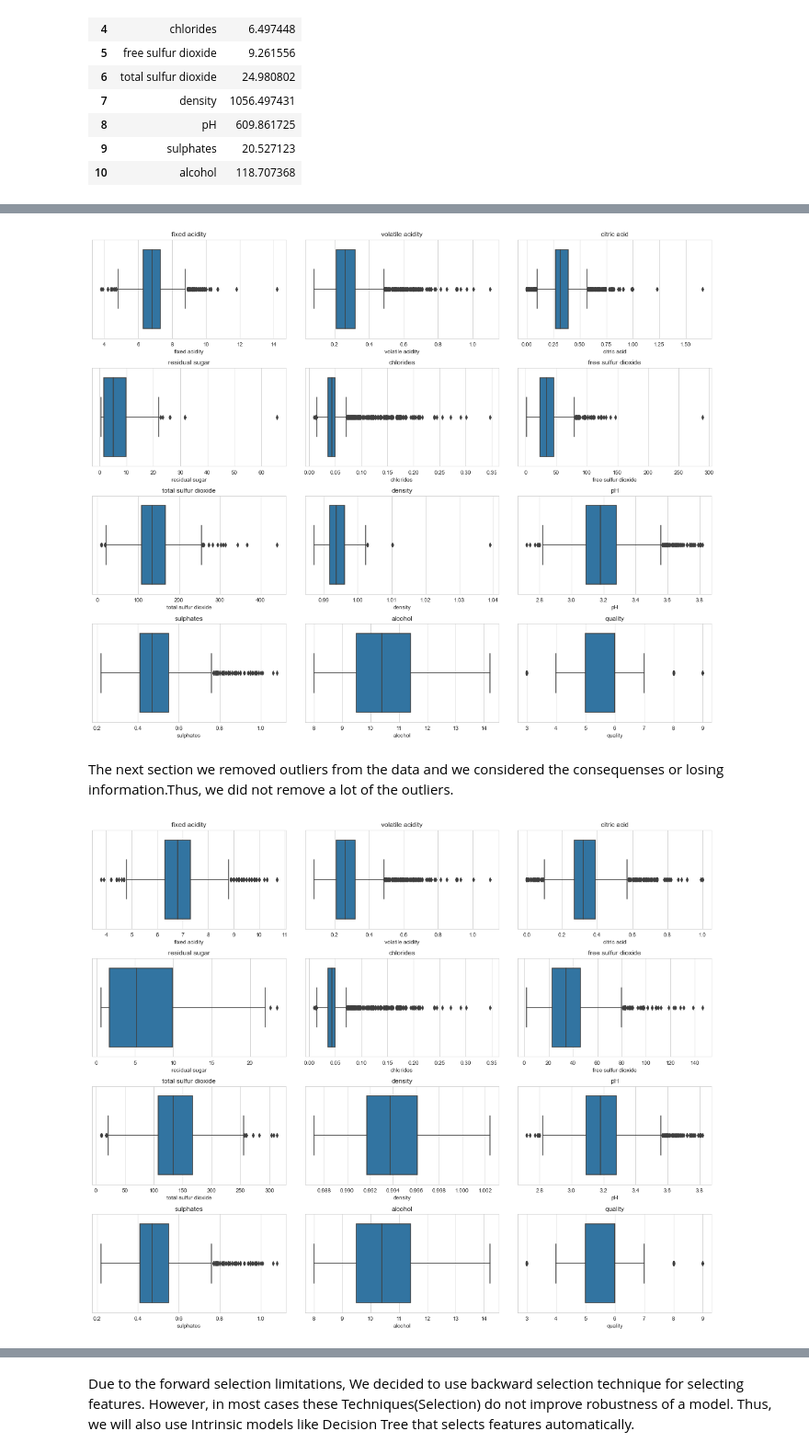
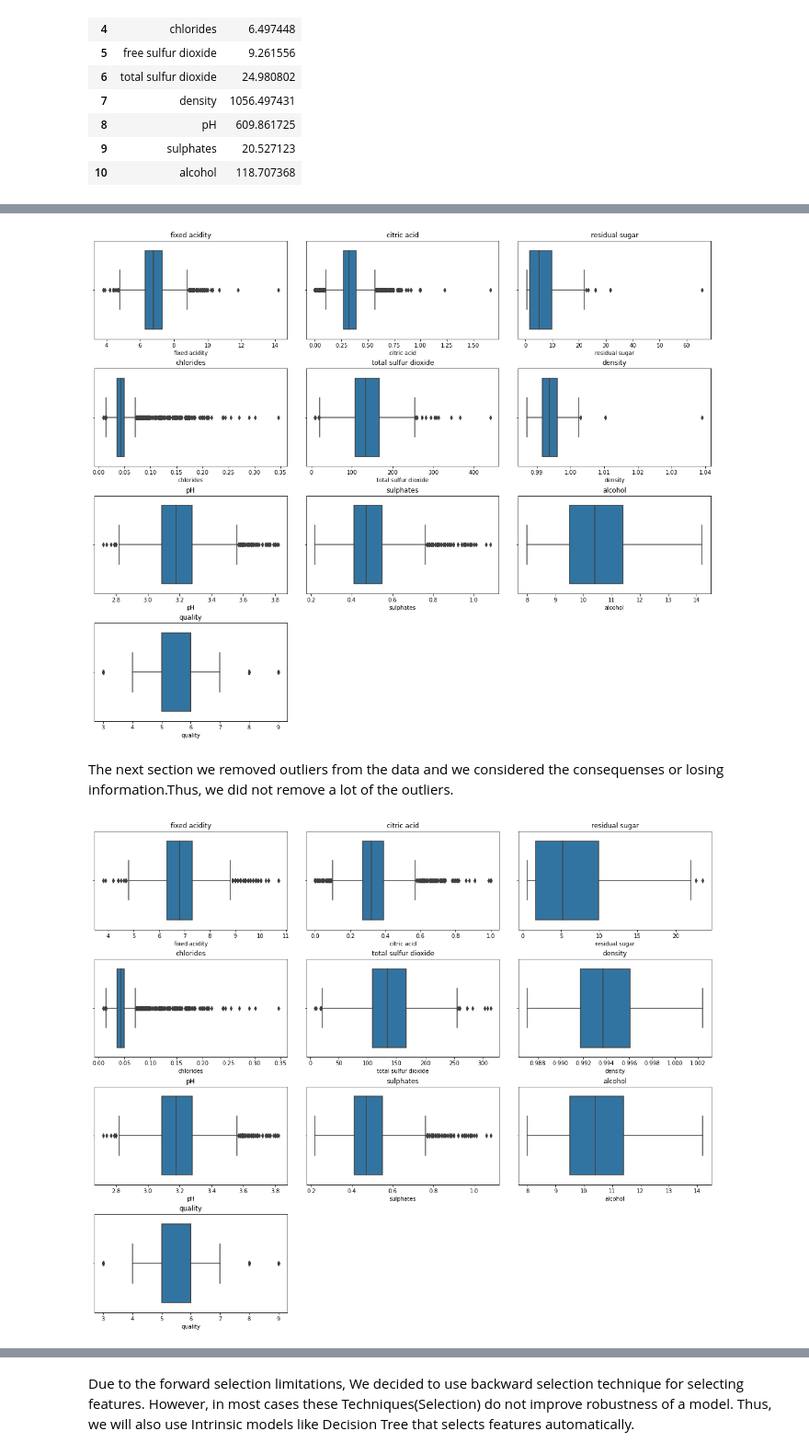
Before and after one commit to FeziweMelvin/Wine-Quality, a Jupyter notebook: whitewine.ipynb, the cells around one changed output, grey strips where cells are left out. Shown at 92% size. Cells and saved outputs as stored; diff of their text form; code cells hidden in the pictures.

```diff
--- a/whitewine.ipynb
+++ b/whitewine.ipynb
@@ -180,3 +199,6 @@ VIF
+# %%
+white_wine_df.drop(columns= "free sulfur dioxide", inplace =True) #Removing the feature to reduce correlation
+white_wine_df.drop(columns= "volatile acidity", inplace =True)
 # %% [markdown]
 it is clear that the variables show correlation, removing the variables would not be a good practise as all of the variables show correlation among themselves. Thus, removing the correlated will cost the data and we may lose important information. Howerever, we futher determined the importane of each of the variable in the wine quality using the **random forest** which gave us a reason not to delete/remove the variables.
 
@@ -250,38 +272,36 @@ for col in columns:
     plt.subplots_adjust(wspace=0.1, hspace=0.3)
     n += 1
 # %% [output]
-[figure, old version]
+[figure, new version]
 # %% [markdown]
 The next section we removed outliers from the data and we considered the consequenses or losing information.Thus, we did not remove a lot of the outliers.
 # %%
 #Removing outliers
 #For quality we do not remove the outliers
 white_wine_df= white_wine_df[white_wine_df.density <1.01]
 white_wine_df= white_wine_df[white_wine_df["total sulfur dioxide"] <320]
-white_wine_df= white_wine_df[white_wine_df["free sulfur dioxide"] <150]
 white_wine_df= white_wine_df[white_wine_df["residual sugar"] <25]
 white_wine_df= white_wine_df[white_wine_df["chlorides"] <30]
-white_wine_df= white_wine_df[white_wine_df["volatile acidity"] <30]
 white_wine_df= white_wine_df[white_wine_df["fixed acidity"] <11]
 white_wine_df= white_wine_df[white_wine_df["citric acid"] <=1]
 
 
 #Plotting after removing outliers
 plt.figure(figsize=(20, 16))
 
 
 columns = white_wine_df.columns
 n = 1
 
 for col in columns:
 
     plt.subplot(4, 3, n)
     sns.boxplot(data=white_wine_df, x=col)
     plt.title(f'{col}')
     plt.subplots_adjust(wspace=0.1, hspace=0.3)
     n += 1
 # %% [output]
-[figure, old version]
+[figure, new version]
 # %% [markdown]
 ### Modelling
 
```
Also changed, not shown: parts of 22 cells of this notebook.
